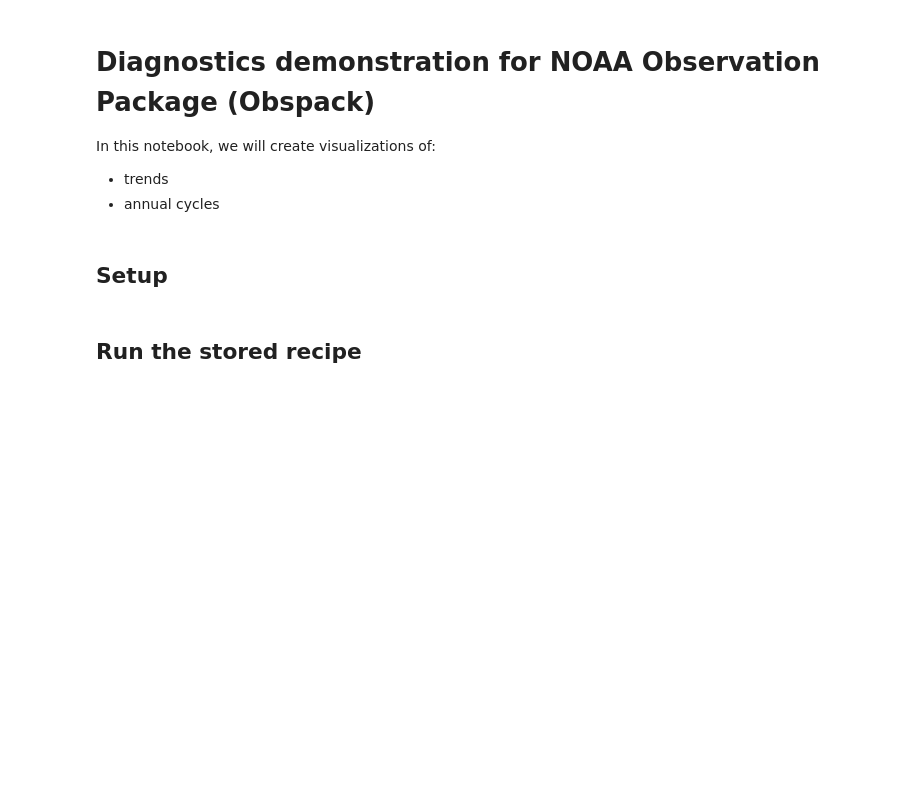
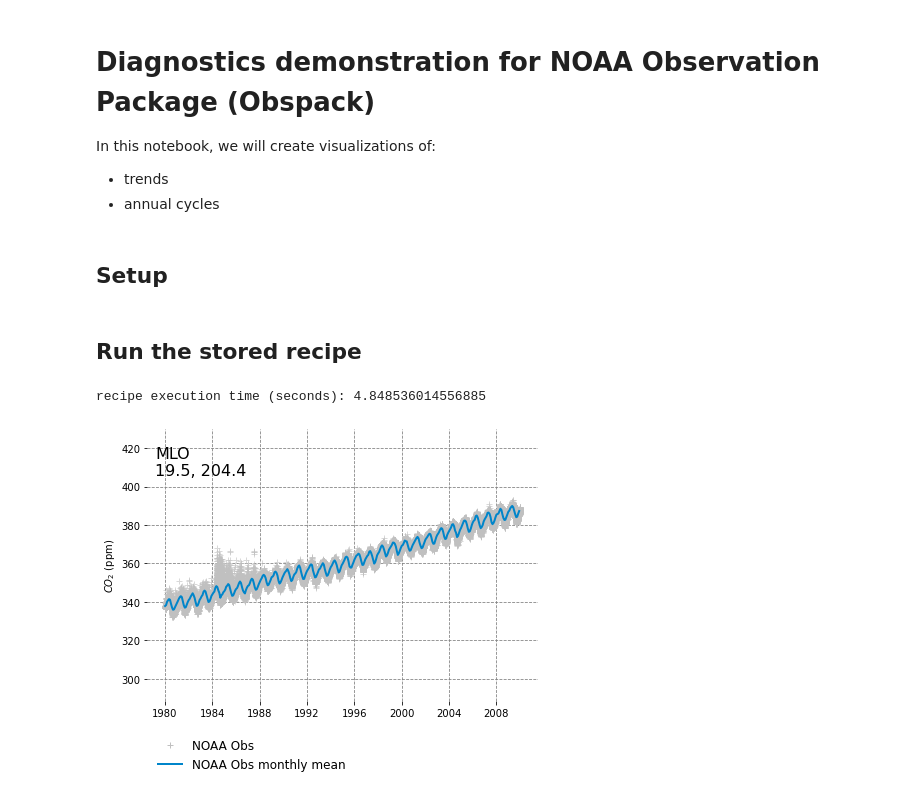
Before and after one commit to E3SM-Project/gdess, a Jupyter notebook: notebooks/demo/globalview_surface_stations_plotting.ipynb, the cells around one changed output. Saved outputs shown, nothing was run; the diff lists cells and outputs as text; code cells hidden in the pictures; blank space fills up the shorter version.

Commit message:
replace general obspack demo with surface station specific notebook

```diff
--- a/notebooks/demo/obspack_plotting.ipynb
+++ b/notebooks/demo/globalview_surface_stations_plotting.ipynb
@@ -11,5 +11,12 @@ import co2_diag.dataset_operations as co2ops
 # %% [markdown]
 ## Run the stored recipe
 # %%
-datadir  = '/Users/kauf418/projects/e3sm_co2_transport_evaluation/2_ExperimentFolder/raw_data/noaa-obspack/obspack_co2_1_GLOBALVIEWplus_v6.0_2020-09-11/data/nc/'
+param_kw={'ref_data': '/Users/kauf418/projects/e3sm_co2_transport_evaluation/2_ExperimentFolder/raw_data/noaa-obspack/obspack_co2_1_GLOBALVIEWplus_v6.0_2020-09-11/data/nc/',
+          'stationshortname':'mlo',
+          'start_yr': "1980",
+          'end_yr': "2010"}
+obspack_collection = co2pack.run_recipe_for_timeseries(param_kw=param_kw, verbose='INFO')
+# %% [output]
+recipe execution time (seconds): 4.848536014556885
+[figure, added]
 # %%
```
Also changed, not shown: parts of 4 cells of this notebook.
